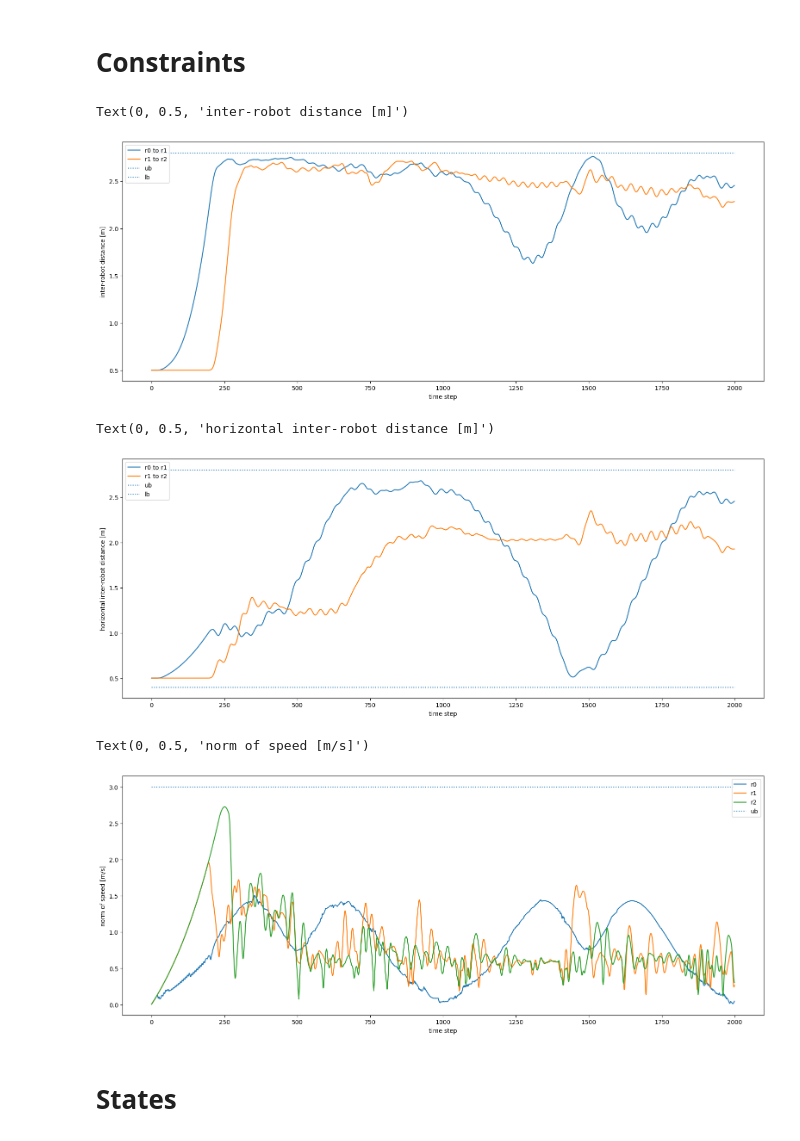
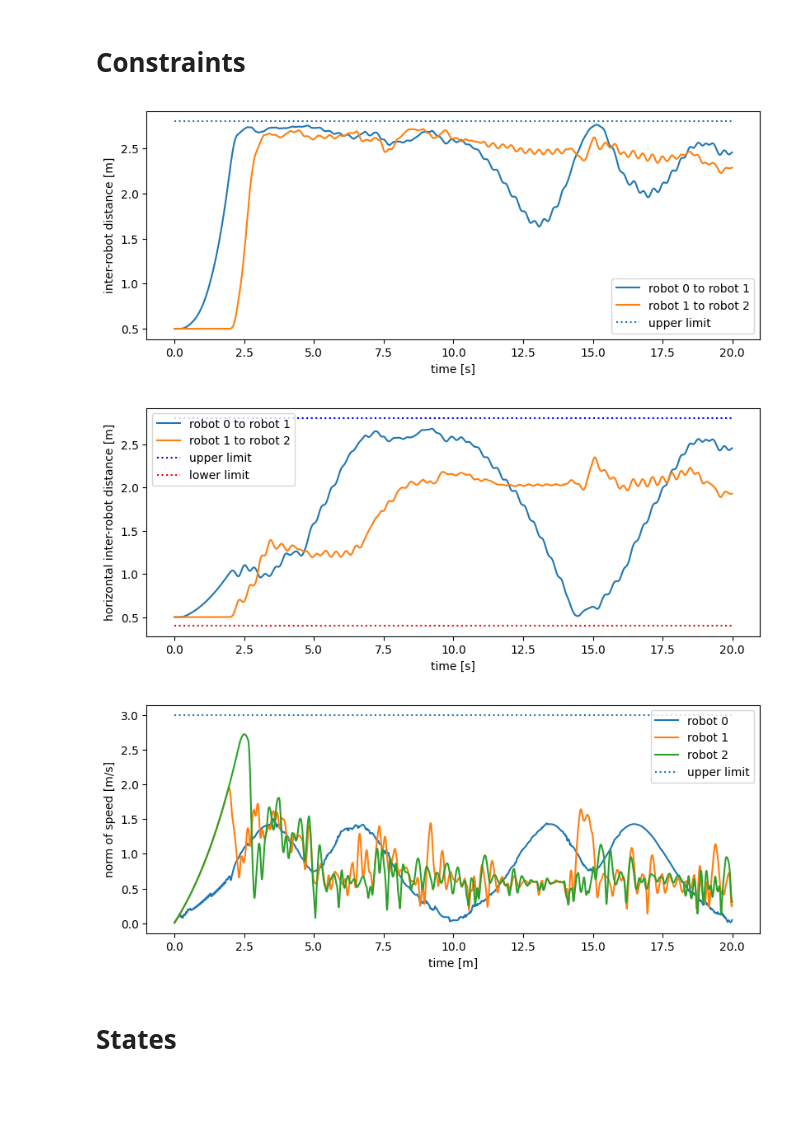
Before and after one commit to Kooolkimooov/pympc_usage, a Jupyter notebook: test.ipynb, the cells around one changed output. Saved outputs shown, nothing was run; the diff lists cells and outputs as text; code cells hidden in the pictures; blank space fills up the shorter version.

```diff
--- a/test.ipynb
+++ b/test.ipynb
@@ -8,8 +8,9 @@ import matplotlib.pyplot as plt
 import pandas as pd
 from matplotlib import rcParams
 from numpy import array
+from numpy.linalg import norm
 
-gain = 3.
+gain = 1.5
 rcParams[ 'figure.figsize' ] = [ gain * 6.4, gain * 4.8 / 2 ]
 # %%
 for v in pl.Path( "./plots" ).glob( '*' ):
@@ -38,6 +29,7 @@ folder = pl.Path( './plots/three_robots_chain_1726033948' )
 data = pd.read_csv( f'{folder}/logs.txt', sep = '\t' )
 with open( f'{folder}/config.json' ) as f:
 	conf = json.load( f )
+data[ 'time' ] = [ i * conf[ 'time_step' ] for i in data.index ]
 # %%
 def disp( d: dict, prefix: str = '' ):
 	for k, v in d.items():
@@ -153,38 +196,37 @@ Text(0, 0.5, 'squared error [m]')
 # %% [markdown]
 # Constraints
 # %%
-plt.plot( norm( state_r1[ [ 'x', 'y', 'z' ] ] - state_r0[ [ 'x', 'y', 'z' ] ], axis = 1 ) )
-plt.plot( norm( state_r2[ [ 'x', 'y', 'z' ] ] - state_r1[ [ 'x', 'y', 'z' ] ], axis = 1 ) )
-plt.hlines( conf[ 'constraints' ][ 0 ][ 'ub' ][ 4 ], 0, n_frames // 2, linestyles = ':' )
-plt.hlines( conf[ 'constraints' ][ 0 ][ 'lb' ][ 4 ], 0, n_frames // 2, linestyles = ':' )
-plt.legend( [ 'r0 to r1', 'r1 to r2', 'ub', 'lb' ] )
-plt.xlabel( 'time step' )
+plt.plot(data[ 'time' ], norm( state_r1[ [ 'x', 'y', 'z' ] ] - state_r0[ [ 'x', 'y', 'z' ] ], axis = 1 ) )
+plt.plot(data[ 'time' ], norm( state_r2[ [ 'x', 'y', 'z' ] ] - state_r1[ [ 'x', 'y', 'z' ] ], axis = 1 ) )
+plt.hlines( conf[ 'constraints' ][ 0 ][ 'ub' ][ 4 ], 0, data['time'].max(), linestyles = ':' )
+plt.legend( [ 'robot 0 to robot 1', 'robot 1 to robot 2', 'upper limit' ] )
+plt.xlabel( 'time [s]' )
 plt.ylabel( 'inter-robot distance [m]' )
+plt.savefig( f'{folder}/inter_robot_distance.png', dpi = 300 )
 # %% [output]
-Text(0, 0.5, 'inter-robot distance [m]')
-[figure, old version]
+[figure, new version]
 # %%
-plt.plot( norm( state_r1[ [ 'x', 'y' ] ] - state_r0[ [ 'x', 'y' ] ], axis = 1 ) )
-plt.plot( norm( state_r2[ [ 'x', 'y' ] ] - state_r1[ [ 'x', 'y' ] ], axis = 1 ) )
-plt.hlines( conf[ 'constraints' ][ 0 ][ 'ub' ][ 2 ], 0, n_frames // 2, linestyles = ':' )
-plt.hlines( conf[ 'constraints' ][ 0 ][ 'lb' ][ 2 ], 0, n_frames // 2, linestyles = ':' )
-plt.legend( [ 'r0 to r1', 'r1 to r2', 'ub', 'lb' ] )
-plt.xlabel( 'time step' )
+plt.plot(data[ 'time' ], norm( state_r1[ [ 'x', 'y' ] ] - state_r0[ [ 'x', 'y' ] ], axis = 1 ) )
+plt.plot(data[ 'time' ], norm( state_r2[ [ 'x', 'y' ] ] - state_r1[ [ 'x', 'y' ] ], axis = 1 ) )
+plt.hlines( conf[ 'constraints' ][ 0 ][ 'ub' ][ 2 ], 0, data['time'].max(), linestyles = ':', color = 'b' )
+plt.hlines( conf[ 'constraints' ][ 0 ][ 'lb' ][ 2 ], 0, data['time'].max(), linestyles = ':', color = 'r' )
+plt.legend( [ 'robot 0 to robot 1', 'robot 1 to robot 2', 'upper limit', 'lower limit' ] )
+plt.xlabel( 'time [s]' )
 plt.ylabel( 'horizontal inter-robot distance [m]' )
+plt.savefig( f'{folder}/horizontal_inter_robot_distance.png', dpi = 300 )
 # %% [output]
-Text(0, 0.5, 'horizontal inter-robot distance [m]')
-[figure, old version]
+[figure, new version]
 # %%
-speed_r0['l_norm'].plot()
-speed_r1['l_norm'].plot()
-speed_r2['l_norm'].plot()
-plt.hlines( conf[ 'constraints' ][ 0 ][ 'ub' ][ 6 ], 0, n_frames // 2, linestyles = ':' )
-plt.legend(['r0', 'r1', 'r2', 'ub'])
-plt.xlabel( 'time step' )
+plt.plot(data['time'], speed_r0[ 'l_norm' ])
+plt.plot(data['time'], speed_r1[ 'l_norm' ])
+plt.plot(data['time'], speed_r2[ 'l_norm' ])
+plt.hlines( conf[ 'constraints' ][ 0 ][ 'ub' ][ 6 ], 0, data['time'].max(), linestyles = ':' )
+plt.legend( [ 'robot 0', 'robot 1', 'robot 2', 'upper limit' ] )
+plt.xlabel( 'time [m]' )
 plt.ylabel( 'norm of speed [m/s]' )
+plt.savefig( f'{folder}/robots_speed.png', dpi = 300 )
 # %% [output]
-Text(0, 0.5, 'norm of speed [m/s]')
-[figure, old version]
+[figure, new version]
 # %% [markdown]
 # States
 # %%
```
Also changed, not shown: parts of 25 cells of this notebook.
